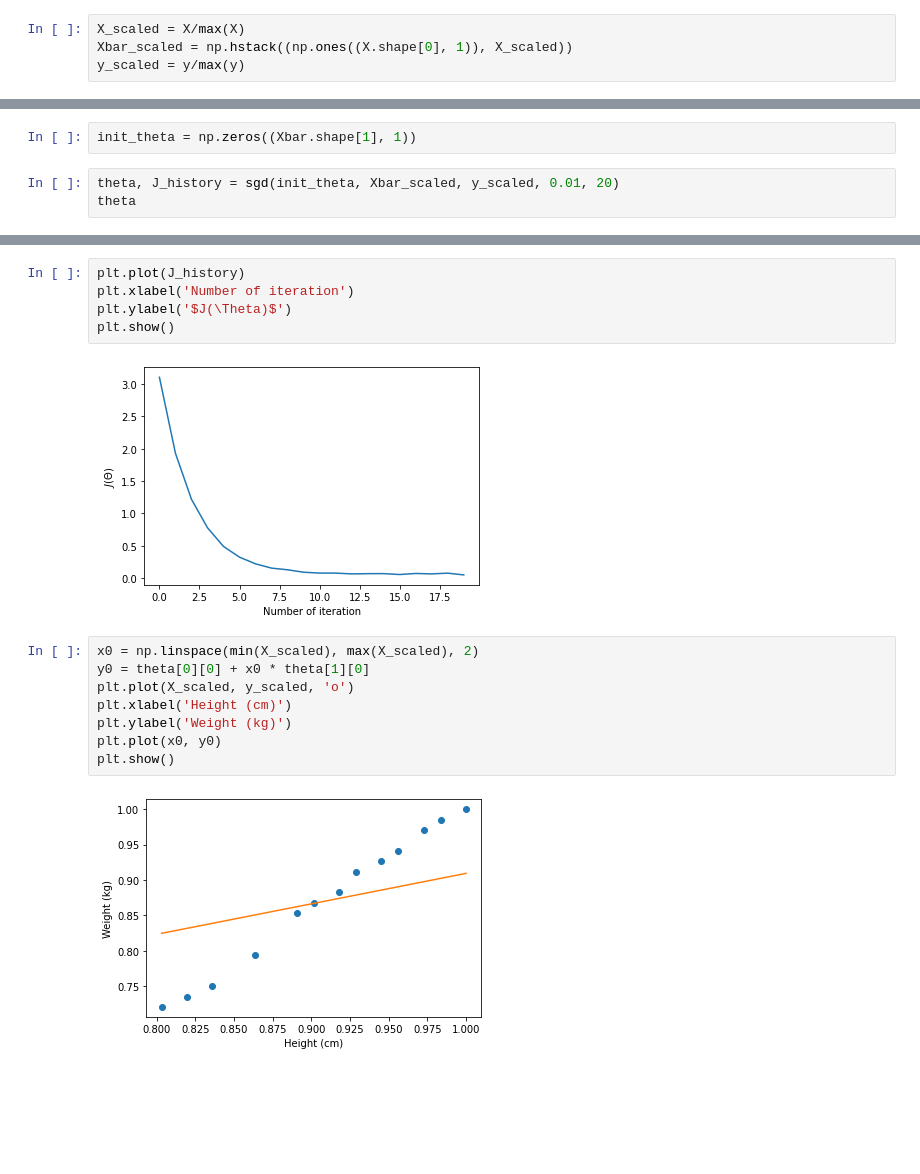
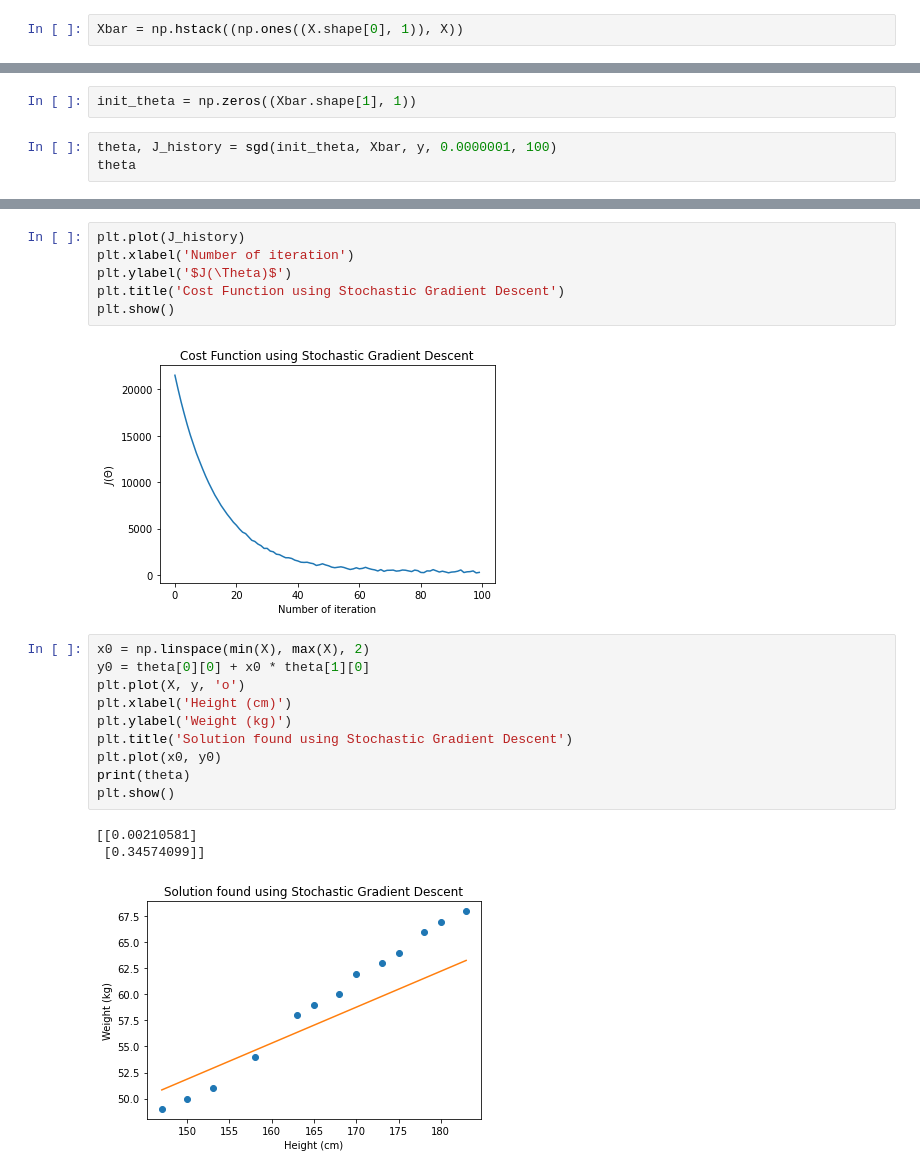
Before and after one commit to phuonghau98/ml_kitchen, a Jupyter notebook: regression/heightweight_sgd.ipynb, the cells around one changed output, grey strips where cells are left out. Drawn from its saved outputs; the diff is of its cells as text; blank space fills up the shorter version.

```diff
--- a/regression/heightweight_sgd.ipynb
+++ b/regression/heightweight_sgd.ipynb
@@ -13,9 +12,7 @@ plt.show()
 # %% [output]
 [figure]
 # %%
-X_scaled = X/max(X)
-Xbar_scaled = np.hstack((np.ones((X.shape[0], 1)), X_scaled))
-y_scaled = y/max(y)
+Xbar = np.hstack((np.ones((X.shape[0], 1)), X))
 # %%
 def compute_cost(theta, X, y):
     return np.sum(1/2 * ((X @ theta - y) ** 2))
@@ -33,6 +30,6 @@ def sgd(theta, X, y, learning_rate, iter_counts):
 # %%
 init_theta = np.zeros((Xbar.shape[1], 1))
 # %%
-theta, J_history = sgd(init_theta, Xbar_scaled, y_scaled, 0.01, 20)
+theta, J_history = sgd(init_theta, Xbar, y, 0.0000001, 100)
 theta
 # %% [output]
@@ -62,16 +56,21 @@ array([[0.47871804],
 plt.plot(J_history)
 plt.xlabel('Number of iteration')
 plt.ylabel('$J(\Theta)$')
+plt.title('Cost Function using Stochastic Gradient Descent')
 plt.show()
 # %% [output]
-[figure, old version]
+[figure, new version]
 # %%
-x0 = np.linspace(min(X_scaled), max(X_scaled), 2)
+x0 = np.linspace(min(X), max(X), 2)
 y0 = theta[0][0] + x0 * theta[1][0]
-plt.plot(X_scaled, y_scaled, 'o')
+plt.plot(X, y, 'o')
 plt.xlabel('Height (cm)')
 plt.ylabel('Weight (kg)')
+plt.title('Solution found using Stochastic Gradient Descent')
 plt.plot(x0, y0)
+print(theta)
 plt.show()
 # %% [output]
+[[0.00210581]
+ [0.34574099]]
-[figure, old version]
+[figure, new version]
```
Also changed, not shown: parts of 2 cells of this notebook, 1 other file.
